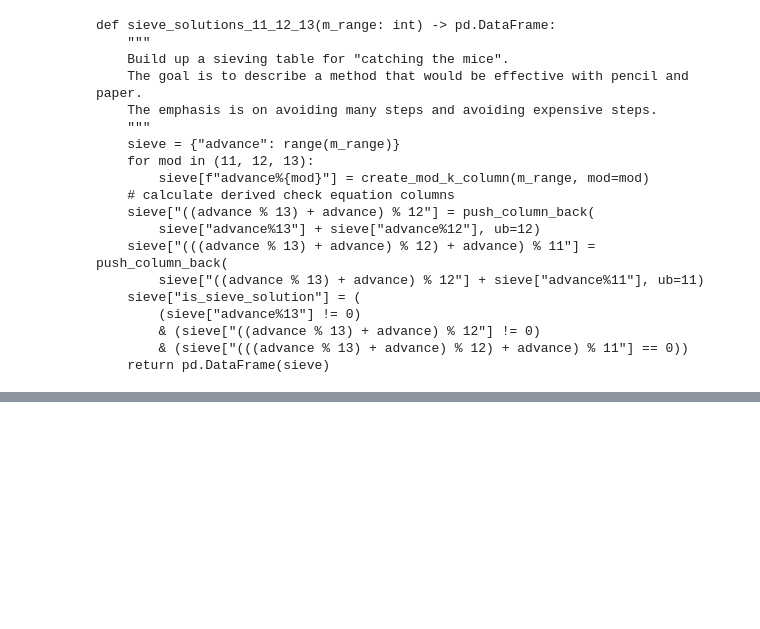
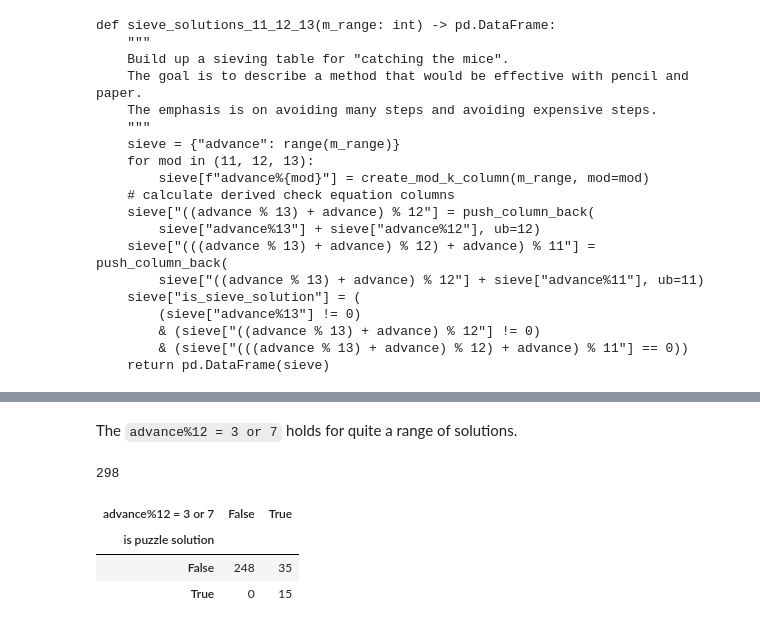
Before and after one commit to WinVector/Examples, a Jupyter notebook: puzzles/CatchingTheMice/catching_the_mice_sieve.ipynb, the cells around one changed output, grey strips where cells are left out. Saved outputs shown, nothing was run; the diff lists cells and outputs as text; code cells hidden in the pictures; blank space fills up the shorter version.

```diff
--- a/puzzles/CatchingTheMice/catching_the_mice_sieve.ipynb
+++ b/puzzles/CatchingTheMice/catching_the_mice_sieve.ipynb
@@ -344,0 +374,25 @@ def sieve_solutions_11_12_13(m_range: int) -> pd.DataFrame:
+# %%
+ub = 11 * 12 * 13
+twelve_conjecture_frame = pd.DataFrame({
+    'advance%12': [advance % 12 for advance in range(ub)],
+    'is puzzle solution': [run_cat_process(start=0, advance=advance, k=3)[2] == WHITE_MOUSE for advance in range(ub)],
+    'advance%12 = 3 or 7': [(advance % 12) in [3, 7] for advance in range(ub)]
+})
+# %% [markdown]
+The `advance%12 = 3 or 7` holds for quite a range of solutions.
+# %%
+first_violation = np.where(twelve_conjecture_frame['is puzzle solution'] & (twelve_conjecture_frame['advance%12 = 3 or 7'] == False))[0][0]
+
+first_violation
+# %% [output]
+298
+# %%
+pd.crosstab(
+    twelve_conjecture_frame.loc[range(first_violation), 'is puzzle solution'],
+    twelve_conjecture_frame.loc[range(first_violation), 'advance%12 = 3 or 7']
+)
+# %% [output]
+| advance%12 = 3 or 7 | False | True |
+| is puzzle solution |  |  |
+| False | 248 | 35 |
+| True | 0 | 15 |
```
Also changed, not shown: parts of 8 cells of this notebook.
